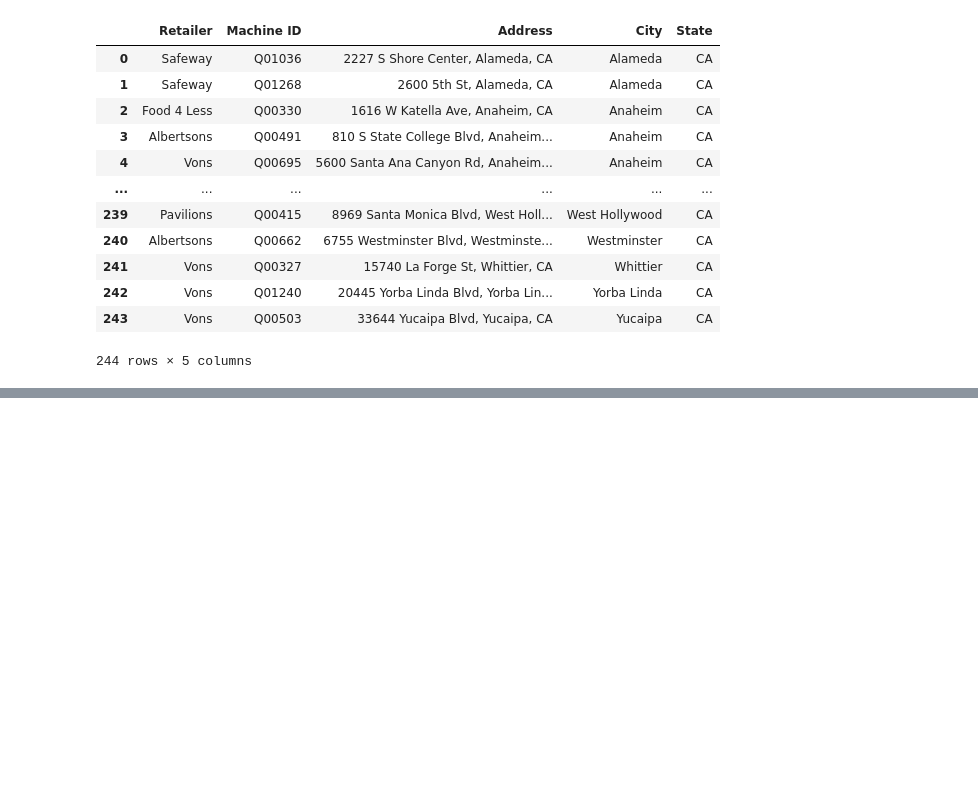
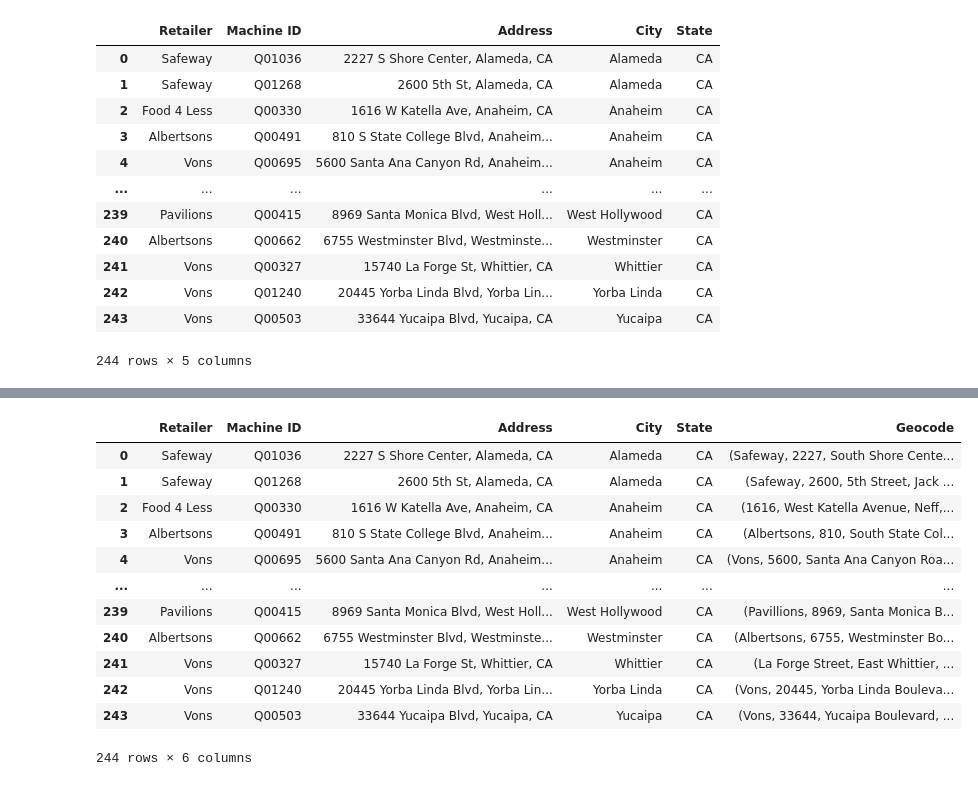
Before and after one commit to moises-m-limon/pokeradar, a Jupyter notebook: backend/dev.ipynb, the cells around one changed output, grey strips where cells are left out. Saved outputs shown, nothing was run; the diff lists cells and outputs as text; code cells hidden in the pictures; blank space fills up the shorter version.

```diff
--- a/backend/dev.ipynb
+++ b/backend/dev.ipynb
@@ -107,0 +111,10 @@ df_imputed
+# %%
+geolocator = Nominatim(user_agent="geoapi")
+locations = {}
+# %%
+for address in df_imputed['Address']:
+    if address not in set(locations.keys()):
+        location = geolocator.geocode(address)
+        locations[address] = location
+        time.sleep(2)
+print(locations)
@@ -107,0 +127,2 @@ df_imputed
+# %%
+geo_df = pd.DataFrame(list(locations.items()), columns=['Address', 'Geocode'])
@@ -107,0 +145,18 @@ df_imputed
+# %%
+df_imputed = pd.concat([df_imputed, geo_df[['Geocode']]], axis=1)
+# %%
+df_imputed
+# %% [output]
+|  | Retailer | Machine ID | Address | City | State | Geocode |
+| 0 | Safeway | Q01036 | 2227 S Shore Center, Alameda, CA | Alameda | CA | (Safeway, 2227, South Shore Cente... |
+| 1 | Safeway | Q01268 | 2600 5th St, Alameda, CA | Alameda | CA | (Safeway, 2600, 5th Street, Jack ... |
+| 2 | Food 4 Less | Q00330 | 1616 W Katella Ave, Anaheim, CA | Anaheim | CA | (1616, West Katella Avenue, Neff,... |
+| 3 | Albertsons | Q00491 | 810 S State College Blvd, Anaheim... | Anaheim | CA | (Albertsons, 810, South State Col... |
+| 4 | Vons | Q00695 | 5600 Santa Ana Canyon Rd, Anaheim... | Anaheim | CA | (Vons, 5600, Santa Ana Canyon Roa... |
+| ... | ... | ... | ... | ... | ... | ... |
+| 239 | Pavilions | Q00415 | 8969 Santa Monica Blvd, West Holl... | West Hollywood | CA | (Pavillions, 8969, Santa Monica B... |
+| 240 | Albertsons | Q00662 | 6755 Westminster Blvd, Westminste... | Westminster | CA | (Albertsons, 6755, Westminster Bo... |
+| 241 | Vons | Q00327 | 15740 La Forge St, Whittier, CA | Whittier | CA | (La Forge Street, East Whittier, ... |
+| 242 | Vons | Q01240 | 20445 Yorba Linda Blvd, Yorba Lin... | Yorba Linda | CA | (Vons, 20445, Yorba Linda Bouleva... |
+| 243 | Vons | Q00503 | 33644 Yucaipa Blvd, Yucaipa, CA | Yucaipa | CA | (Vons, 33644, Yucaipa Boulevard, ... |
+244 rows × 6 columns
```
Also changed, not shown: parts of 6 cells of this notebook, 1 other file.
